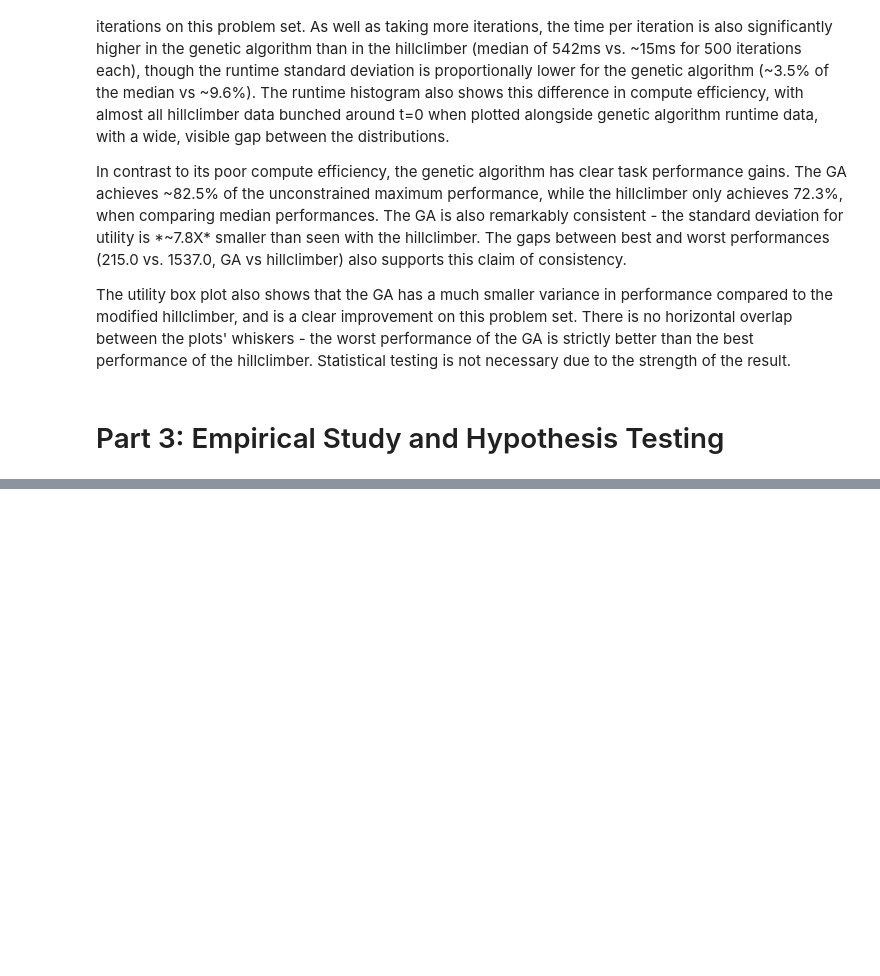
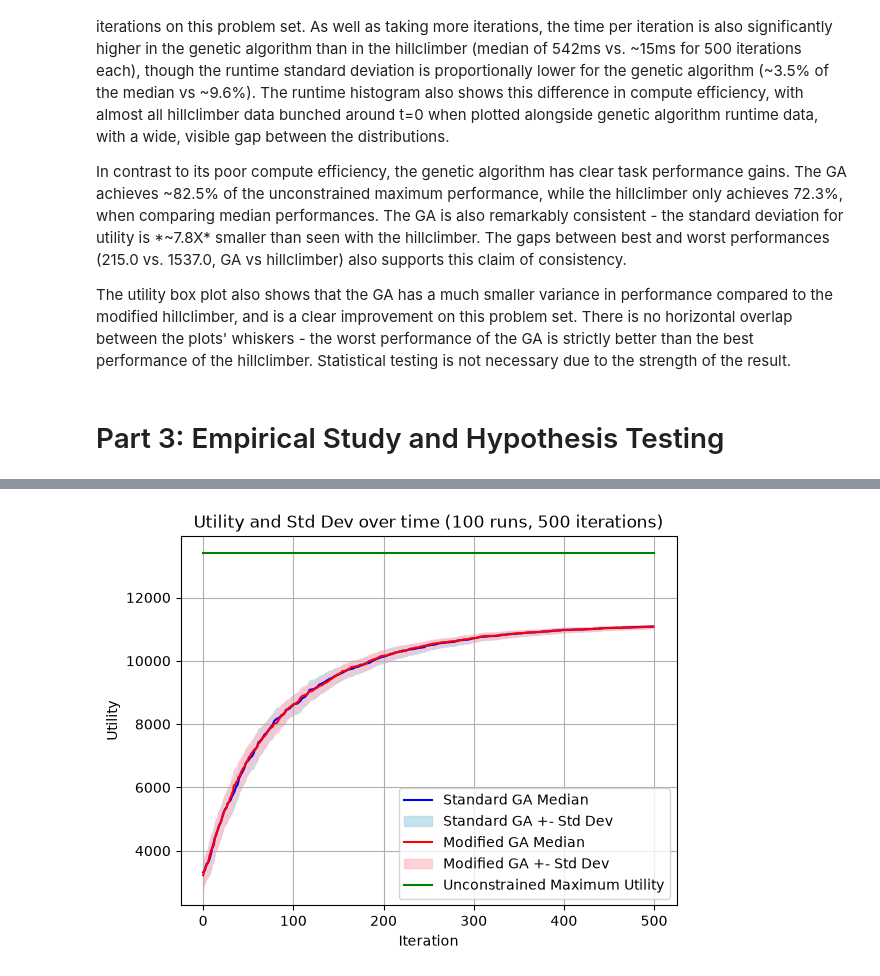
Before and after one commit to AyOhEe/CSCU9YE-Assignment, a Jupyter notebook: 3423815.ipynb, the cells around one changed output, grey strips where cells are left out. Cells and saved outputs as stored; diff of their text form; code cells hidden in the pictures; blank space fills up the shorter version.

```diff
--- a/3423815.ipynb
+++ b/3423815.ipynb
@@ -640,0 +740,27 @@ The utility box plot also shows that the GA has a much smaller variance in perfo
+# %%
+%matplotlib inline
+
+standard_ga_median = np.median(traces_standard_ga, axis=0)
+modified_ga_median = np.median(traces_modified_ga, axis=0)
+
+standard_ga_std = np.std(traces_standard_ga, axis=0)
+modified_ga_std = np.std(traces_modified_ga, axis=0)
+
+
+plt.plot(standard_ga_median, color="blue", label="Standard GA Median")
+plt.fill_between(range(PART_3_ITERATIONS), standard_ga_median - standard_ga_std, standard_ga_median + standard_ga_std, color="lightblue", alpha=0.7, label="Standard GA +- Std Dev")
+
+plt.plot(modified_ga_median, color="red", label="Modified GA Median")
+plt.fill_between(range(PART_3_ITERATIONS), modified_ga_median - modified_ga_std, modified_ga_median + modified_ga_std, color="pink", alpha=0.7, label="Modified GA +- Std Dev")
+
+unconstrained_max = sum(get_utilities(workload_90))
+plt.plot([unconstrained_max] * (PART_3_ITERATIONS + 1), color="green", label="Unconstrained Maximum Utility")
+
+plt.xlabel("Iteration")
+plt.ylabel("Utility")
+plt.title(f"Utility and Std Dev over time ({PART_3_RUNS} runs, {PART_3_ITERATIONS} iterations)")
+plt.legend(loc='lower right')
+plt.grid(True)
+plt.show()
+# %% [output]
+[figure, added]
```
Also changed, not shown: parts of 13 cells of this notebook.
